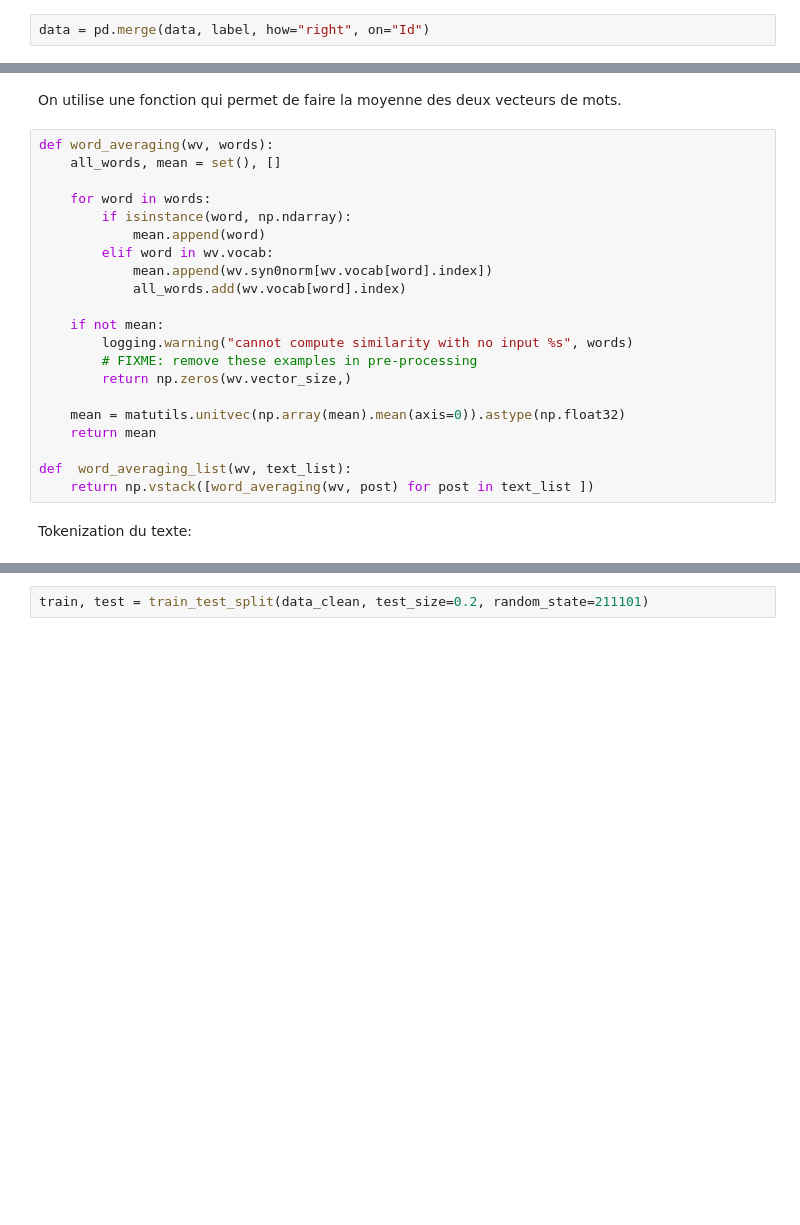
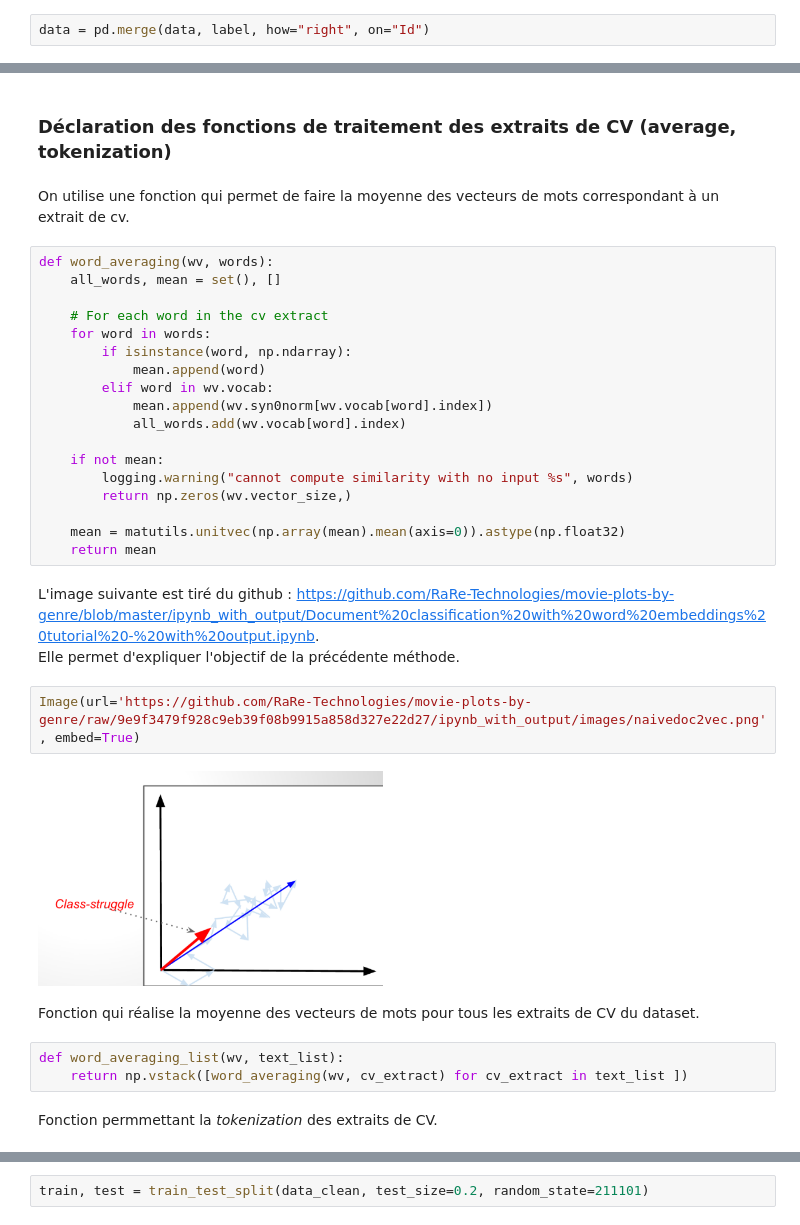
Before and after one commit to ArnaudT13/BigData_Project, a Jupyter notebook: Step-3 AWS-ML/Notebook/Notebook_ML_Word2Vec_Doc2Vec.ipynb, the cells around one changed output, grey strips where cells are left out. Saved outputs shown, nothing was run; the diff lists cells and outputs as text; blank space fills up the shorter version.

```diff
--- a/Step-3 AWS-ML/Notebook/Notebook_ML_Word2Vec_Doc2Vec.ipynb
+++ b/Step-3 AWS-ML/Notebook/Notebook_ML_Word2Vec_Doc2Vec.ipynb
@@ -169,12 +238,15 @@ list(islice(wv.vocab, 13030, 13050))
  'Fitness',
  'abundance',
  'Hold']
+# %% [markdown]
+### Déclaration des fonctions de traitement des extraits de CV (average, tokenization)
 # %% [markdown]
-On utilise une fonction qui permet de faire la moyenne des deux vecteurs de mots.
+On utilise une fonction qui permet de faire la moyenne des vecteurs de mots correspondant à un extrait de cv.
 # %%
 def word_averaging(wv, words):
     all_words, mean = set(), []
 
+    # For each word in the cv extract
     for word in words:
         if isinstance(word, np.ndarray):
             mean.append(word)
@@ -184,16 +256,24 @@ def word_averaging(wv, words):
 
     if not mean:
         logging.warning("cannot compute similarity with no input %s", words)
-        # FIXME: remove these examples in pre-processing
         return np.zeros(wv.vector_size,)
 
     mean = matutils.unitvec(np.array(mean).mean(axis=0)).astype(np.float32)
     return mean
-
-def  word_averaging_list(wv, text_list):
-    return np.vstack([word_averaging(wv, post) for post in text_list ])
-# %% [markdown]
-Tokenization du texte:
+# %% [markdown]
+L'image suivante est tiré du github : https://github.com/RaRe-Technologies/movie-plots-by-genre/blob/master/ipynb_with_output/Document%20classification%20with%20word%20embeddings%20tutorial%20-%20with%20output.ipynb.
+Elle permet d'expliquer l'objectif de la précédente méthode.
+# %%
+Image(url='https://github.com/RaRe-Technologies/movie-plots-by-genre/raw/9e9f3479f928c9eb39f08b9915a858d327e22d27/ipynb_with_output/images/naivedoc2vec.png', embed=True)
+# %% [output]
+[figure, added]
+# %% [markdown]
+Fonction qui réalise la moyenne des vecteurs de mots pour tous les extraits de CV du dataset.
+# %%
+def word_averaging_list(wv, text_list):
+    return np.vstack([word_averaging(wv, cv_extract) for cv_extract in text_list ])
+# %% [markdown]
+Fonction permmettant la *tokenization* des extraits de CV.
 # %%
 def w2v_tokenize_text(text):
     tokens = []
```
Also changed, not shown: parts of 58 cells of this notebook.
